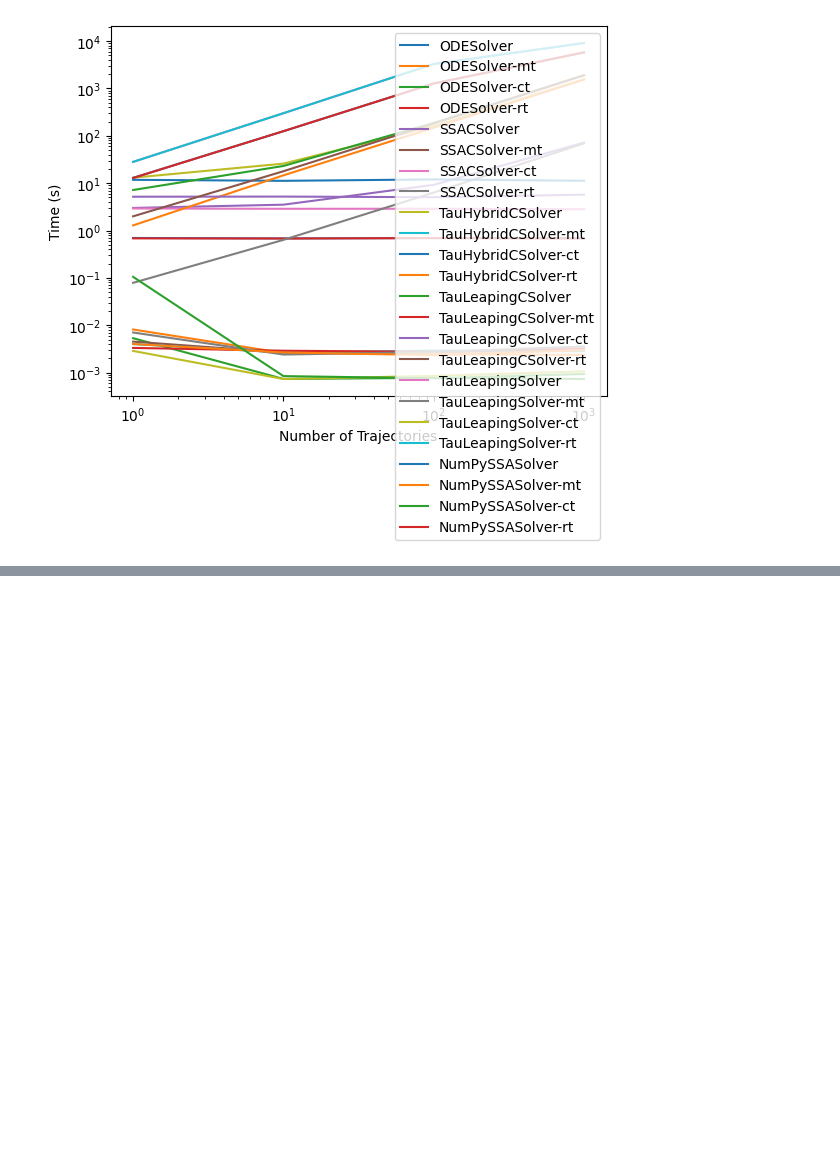
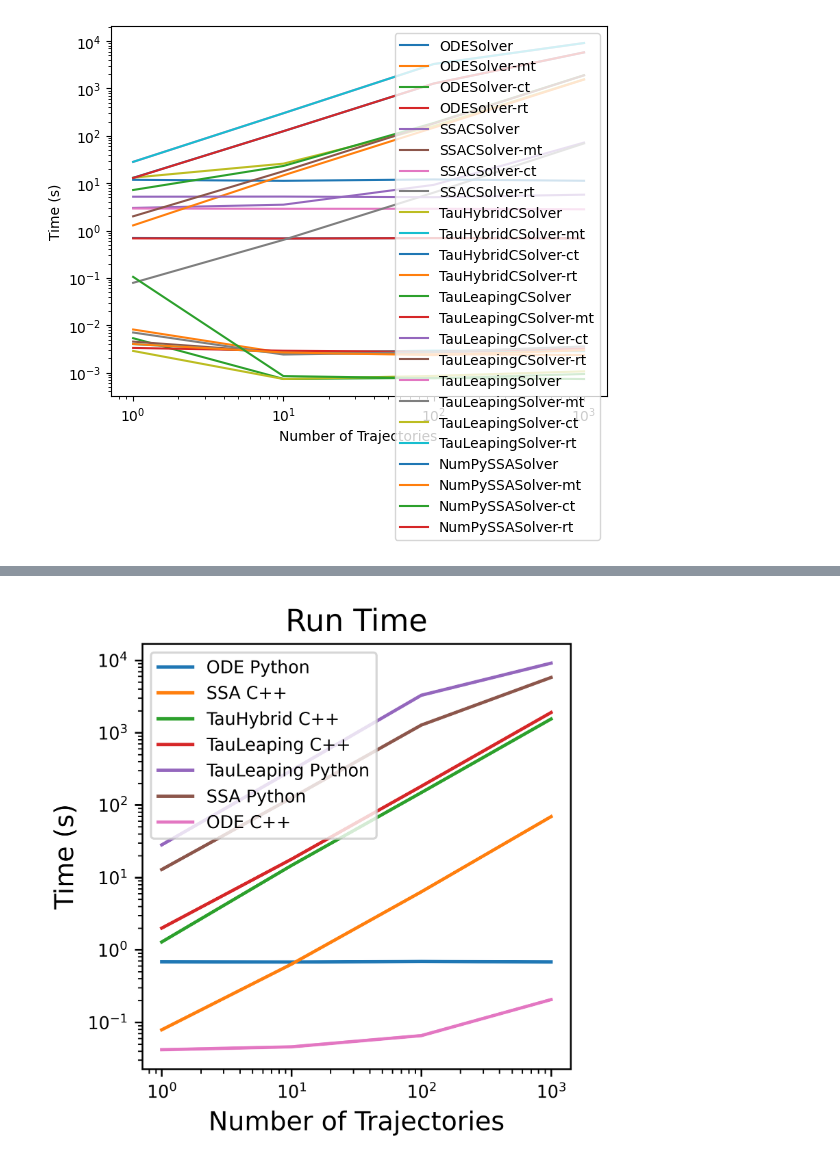
Before and after one commit to GillesPy2/GillesPy2_paper, a Jupyter notebook: performance/Vilar_Oscillator.ipynb, the cells around one changed output, grey strips where cells are left out. Saved outputs shown, nothing was run; the diff lists cells and outputs as text; code cells hidden in the pictures; blank space fills up the shorter version.

```diff
--- a/performance/Vilar_Oscillator.ipynb
+++ b/performance/Vilar_Oscillator.ipynb
@@ -288,3 +396,7 @@ for ky in ['mt','ct','rt','tt']:
+# %%
+plot_timing_dataPROD('rt')
+# %% [output]
+[figure, added]
 # %%
 import pickle
 # %%
```
Also changed, not shown: parts of 11 cells of this notebook, 4 other files.
